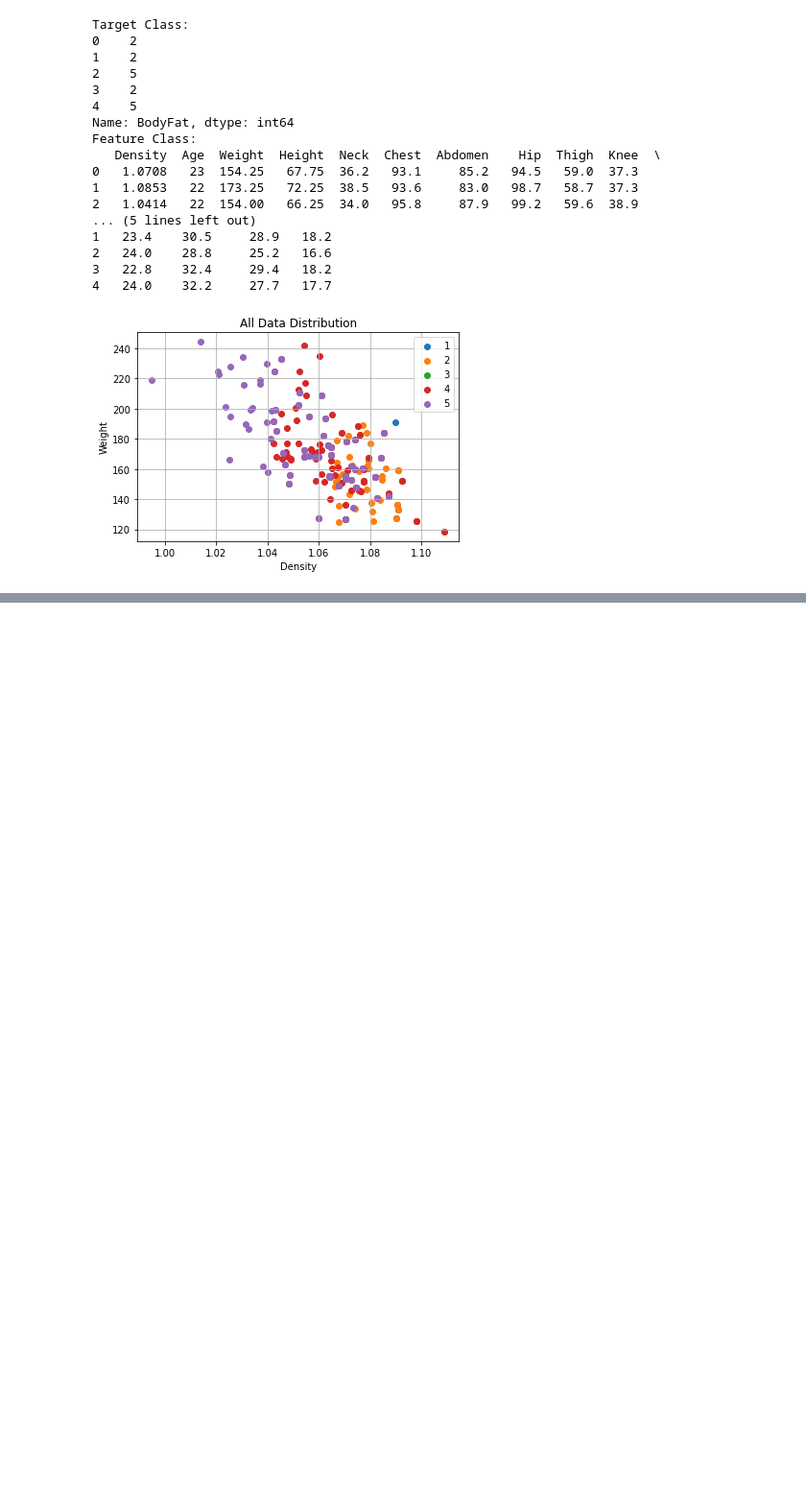
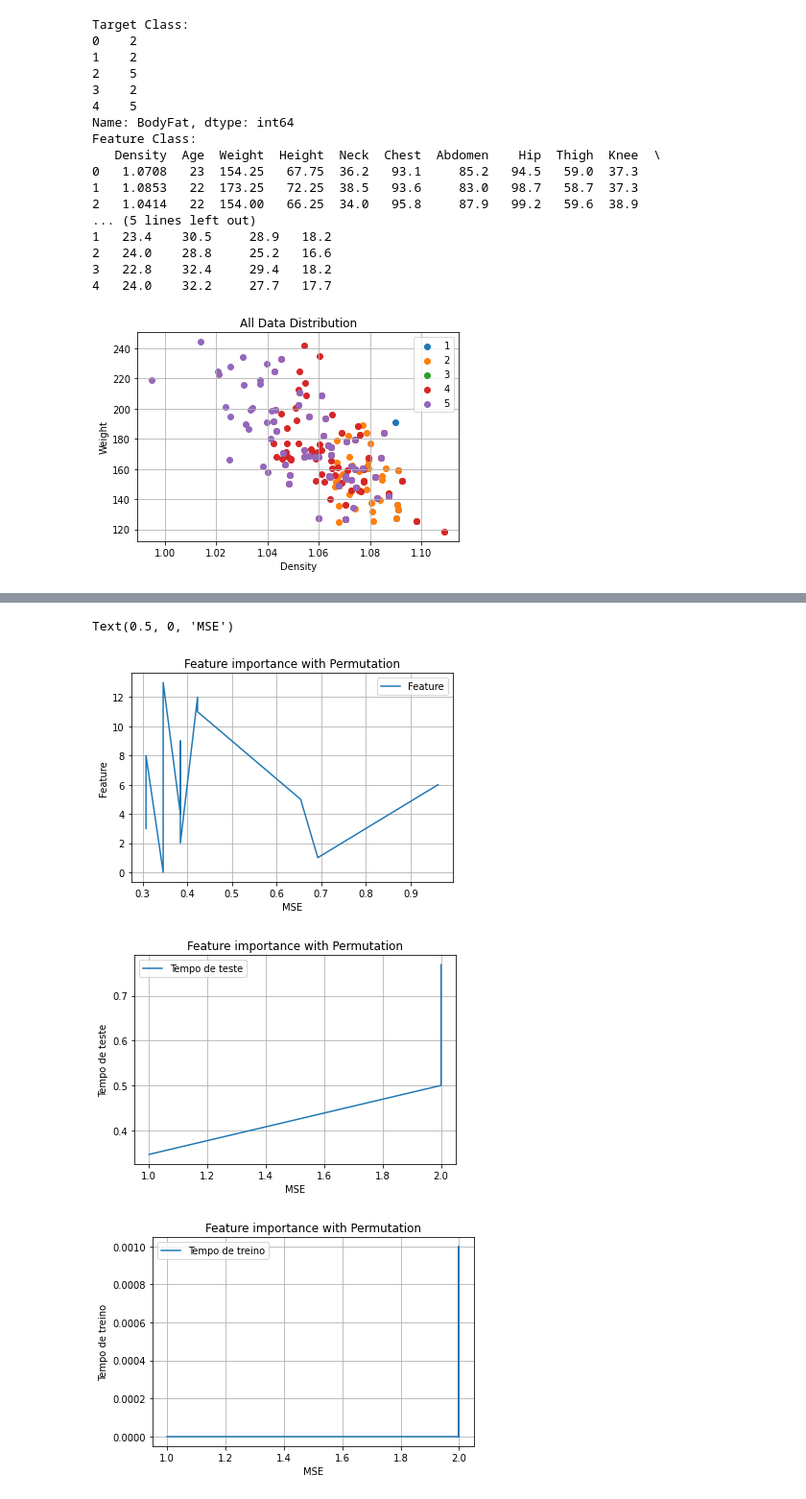
Before and after one commit to gabrielclwq/ICA, a Jupyter notebook: KNN/knn.ipynb, the cells around one changed output, grey strips where cells are left out. Shown: that part at 96% size. Cells and saved outputs as stored; diff of their text form; code cells hidden in the pictures; blank space fills up the shorter version.

```diff
--- a/KNN/knn.ipynb
+++ b/KNN/knn.ipynb
@@ -281,0 +367,63 @@ print("---------------------------------")
+# %%
+# Feature importance with Permutation:
+
+modelosSuffle = []
+mseSuffle = []
+
+for i in range(len(Xlabels)):
+    Xs_train = X_train.copy()
+
+    #Suflling the collumn:
+    np.random.shuffle(Xs_train[:, i].T)
+
+    clfs = KNN(kn=kn, r=r)
+
+    tempoTreino = time.time()
+    clfs.fit(Xs_train, Y_train, Xlabels)
+    tempoTreino = time.time() - tempoTreino
+
+    tempoTeste = time.time()
+    preds, ps = clfs.predict(X_test)
+    tempoTeste = time.time() - tempoTeste
+
+    mse = clfs.MSE(preds, Y_test)
+
+    modelosSuffle.append([clfs, i, mse, tempoTeste, tempoTreino])
+    mseSuffle.append(mse)
+
+for i in range(len(mseSuffle)):
+    for j in range(i + 1, len(mseSuffle)):
+        if mseSuffle[i] > mseSuffle[j]:
+            modelosSuffle[i], modelosSuffle[j] = modelosSuffle[j], modelosSuffle[i]
+            mseSuffle[i], mseSuffle[j] = mseSuffle[j], mseSuffle[i]
+
+modelosSuffle = np.array(modelosSuffle)
+
+plt.figure()
+plt.title('Feature importance with Permutation')
+plt.plot(modelosSuffle[:, 2], modelosSuffle[:, 1], label="Feature")
+plt.ylabel("Feature")
+plt.xlabel("MSE")
+plt.legend()
+plt.grid()
+
+plt.figure()
+plt.title('Feature importance with Permutation')
+plt.plot(modelosParamns[:, 2], modelosParamns[:, 3], label="Tempo de teste")
+plt.ylabel("Tempo de teste")
+plt.xlabel("MSE")
+plt.legend()
+plt.grid()
+
+plt.figure()
+plt.title('Feature importance with Permutation')
+plt.plot(modelosParamns[:, 2], modelosParamns[:, 4], label="Tempo de treino")
+plt.ylabel("Tempo de treino")
+plt.legend()
+plt.grid()
+plt.xlabel("MSE")
+# %% [output]
+Text(0.5, 0, 'MSE')
+[figure, added]
+[figure, added]
+[figure, added]
```
Also changed, not shown: parts of 6 cells of this notebook, 2 other files.
